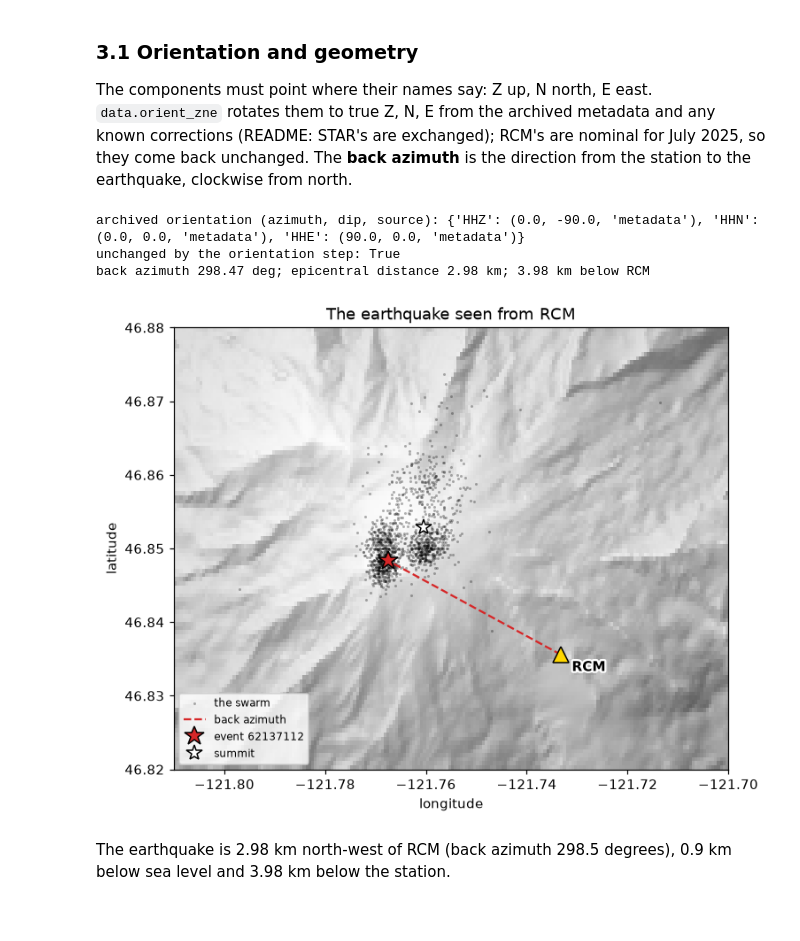
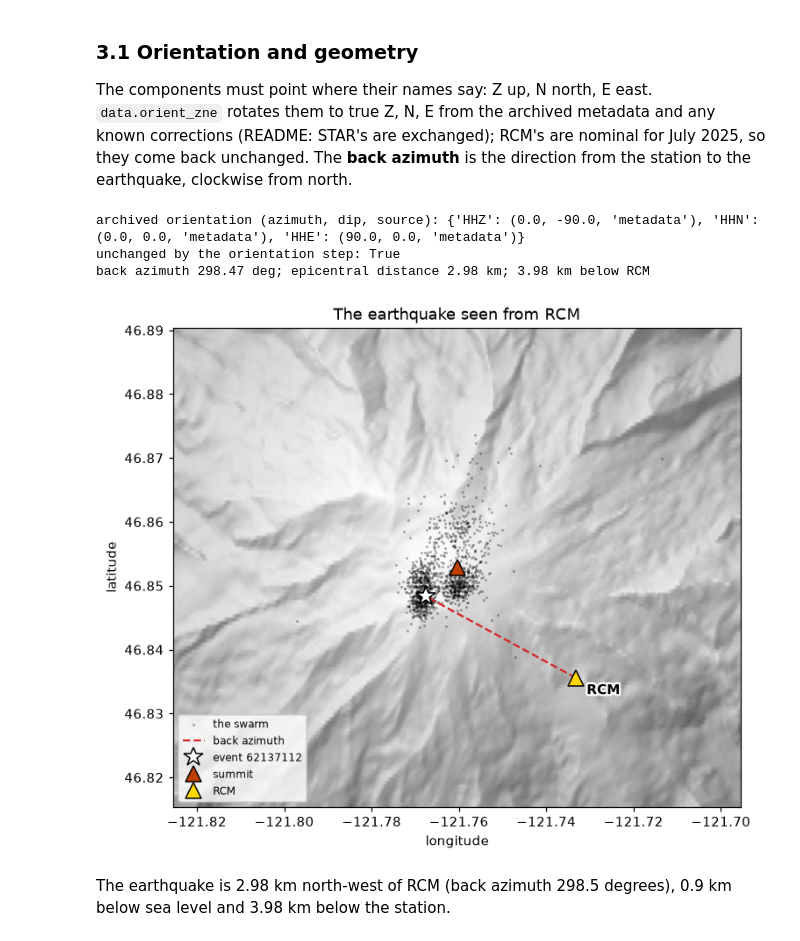
Before and after one commit to mhemmett/rainier-sws-tutorials, a Jupyter notebook: notebooks/04_what_is_shear_wave_splitting.ipynb, the cells around one changed output. Saved outputs shown, nothing was run; the diff lists cells and outputs as text; code cells hidden in the pictures.

Commit message:
Lesson 04: the section 3.1 map uses the same symbols and extent as the section 6 map
Station yellow triangle, summit maroon triangle, the measured earthquake a
white star; the map is centred on the summit (plots.MAP_LON_RANGE and
MAP_LAT_RANGE). Re-executed with outputs.

Co-Authored-By: Claude <noreply@anthropic.com>

```diff
--- a/notebooks/04_what_is_shear_wave_splitting.ipynb
+++ b/notebooks/04_what_is_shear_wave_splitting.ipynb
@@ -149,33 +149,34 @@ The components must point where their names say: Z up, N north, E east. `data.or
 # %%
 st = data.orient_zne(st_raw)                                  # true Z, N, E
 sta_lat, sta_lon, sta_elev = data.station_coords(STATION)
 print("archived orientation (azimuth, dip, source):", {tr.stats.channel: data.channel_orientation(tr) for tr in st_raw})
 print("unchanged by the orientation step:", all((st.select(channel=f"??{c}")[0].data == st_raw.select(channel=f"??{c}")[0].data).all() for c in "ZNE"))
 back_azimuth = swsf.calculate_back_azimuth(row.event_lat, row.event_lon, sta_lat, sta_lon)
 epi_km = gps2dist_azimuth(sta_lat, sta_lon, row.event_lat, row.event_lon)[0] / 1000
 below_km = row.event_depth + sta_elev / 1000                   # catalog depth (below sea level) + RCM's elevation
 print(f"back azimuth {back_azimuth:.2f} deg; epicentral distance {epi_km:.2f} km; {below_km:.2f} km below RCM")
 
 relief, extent = plots.shaded_relief()
 sta = data.load_stations().set_index("station")
 fig, ax = plt.subplots(figsize=(7, 6))
 ax.imshow(relief, extent=extent, zorder=0)
 ax.scatter(events.lon, events.lat, s=4, c="k", alpha=0.3, lw=0, label="the swarm")
 ax.plot([sta_lon, row.event_lon], [sta_lat, row.event_lat], color="tab:red", lw=1.5, ls="--", label="back azimuth")
-ax.plot(row.event_lon, row.event_lat, "*", color="tab:red", mec="k", ms=15, label=f"event {EVID}")
-ax.plot(*plots.SUMMIT[::-1], "*", color="w", mec="k", ms=12, label="summit")
-ax.plot(sta_lon, sta_lat, "^", color="#FFD700", mec="k", ms=12)
+ax.plot(row.event_lon, row.event_lat, "*", color="white", mec="k", ms=15, zorder=6, label=f"event {EVID}")
+ax.plot(*plots.SUMMIT[::-1], "^", color="#C04000", mec="k", ms=12, label="summit")
+ax.plot(sta_lon, sta_lat, "^", color="#FFD700", mec="k", ms=12, label=STATION)
 ax.annotate(STATION, (sta_lon, sta_lat), xytext=(8, -12), textcoords="offset points", weight="bold",
             path_effects=[pe.withStroke(linewidth=3, foreground="w")])
-ax.set(xlim=(-121.81, -121.70), ylim=(46.82, 46.88), aspect=1 / np.cos(np.deg2rad(plots.SUMMIT[0])),
+ax.set(xlim=plots.MAP_LON_RANGE, ylim=plots.MAP_LAT_RANGE,       # centred on the summit, as in section 6
+       aspect=1 / np.cos(np.deg2rad(plots.SUMMIT[0])),
        xlabel="longitude", ylabel="latitude", title="The earthquake seen from RCM")
 ax.grid(False); ax.ticklabel_format(useOffset=False); ax.legend(loc="lower left", fontsize=8)
 plt.tight_layout()
 # %% [output]
 archived orientation (azimuth, dip, source): {'HHZ': (0.0, -90.0, 'metadata'), 'HHN': (0.0, 0.0, 'metadata'), 'HHE': (90.0, 0.0, 'metadata')}
 unchanged by the orientation step: True
 back azimuth 298.47 deg; epicentral distance 2.98 km; 3.98 km below RCM
-[figure, old version]
+[figure, new version]
 # %% [markdown]
 The earthquake is 2.98 km north-west of RCM (back azimuth 298.5 degrees), 0.9 km below sea level and 3.98 km below the station.
 # %% [markdown]
```
